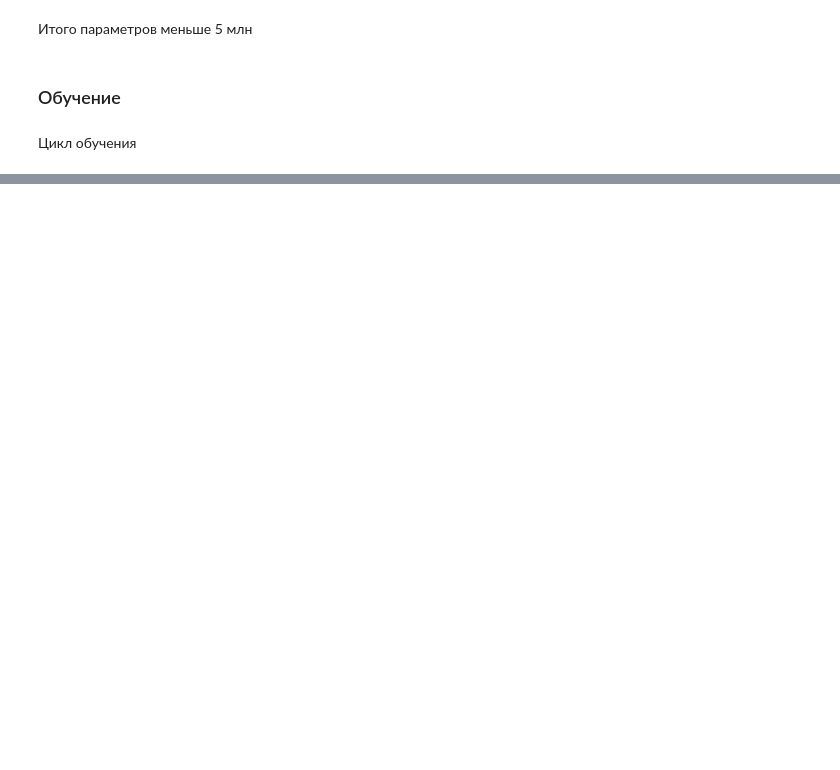
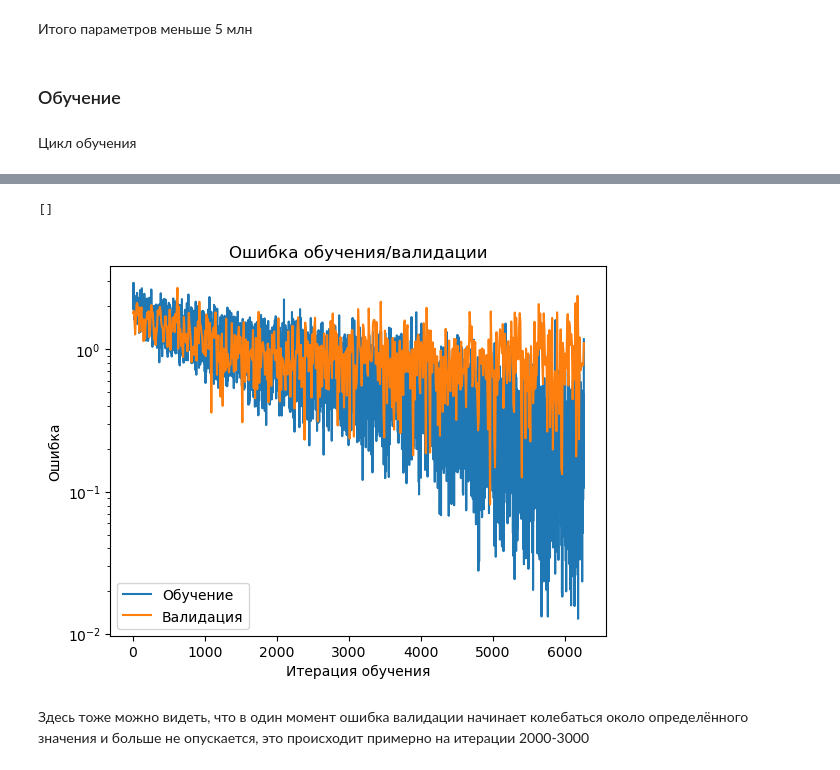
Before and after one commit to EHAT32/cv-masters-2025-fall, a Jupyter notebook: hw2.ipynb, the cells around one changed output, grey strips where cells are left out. Saved outputs shown, nothing was run; the diff lists cells and outputs as text; code cells hidden in the pictures; blank space fills up the shorter version.

```diff
--- a/hw2.ipynb
+++ b/hw2.ipynb
@@ -317,0 +385,13 @@ plt.legend()
+# %%
+plt.title('Ошибка обучения/валидации')
+plt.plot(np.arange(1, len(train_loss_history)+1, dtype=np.int16), train_loss_history, label='Обучение')
+plt.plot(np.linspace(start=1, stop=len(train_loss_history)+1, num=len(val_loss_history), endpoint=True), val_loss_history, label='Валидация')
+plt.xlabel('Итерация обучения')
+plt.ylabel('Ошибка')
+plt.legend()
+plt.semilogy()
+# %% [output]
+[]
+[figure, added]
+# %% [markdown]
+Здесь тоже можно видеть, что в один момент ошибка валидации начинает колебаться около определённого значения и больше не опускается, это происходит примерно на итерации 2000-3000
```
Also changed, not shown: parts of 10 cells of this notebook.
